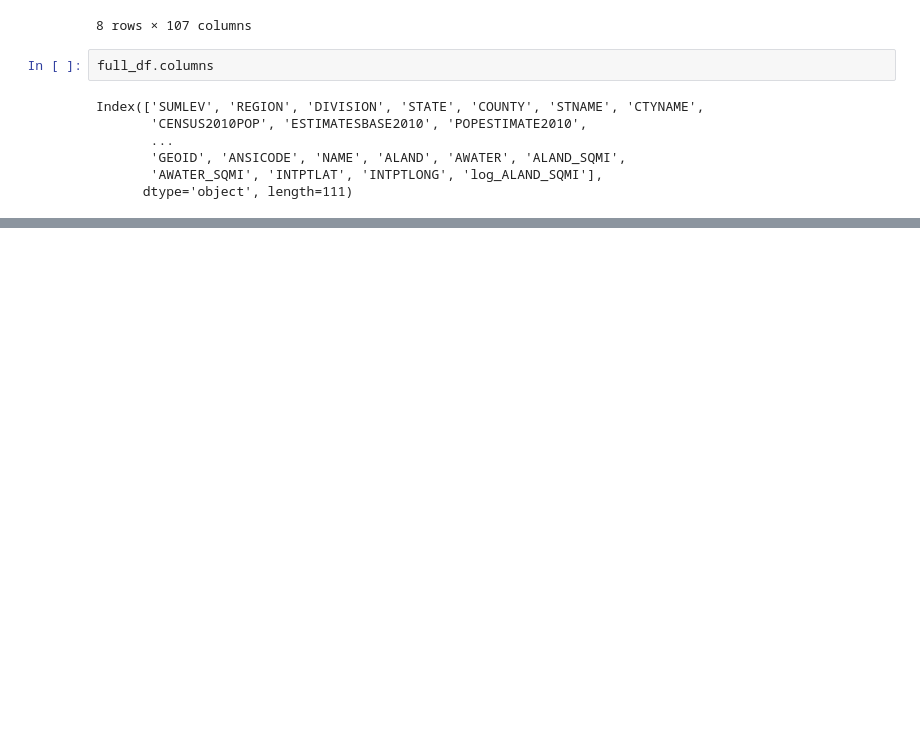
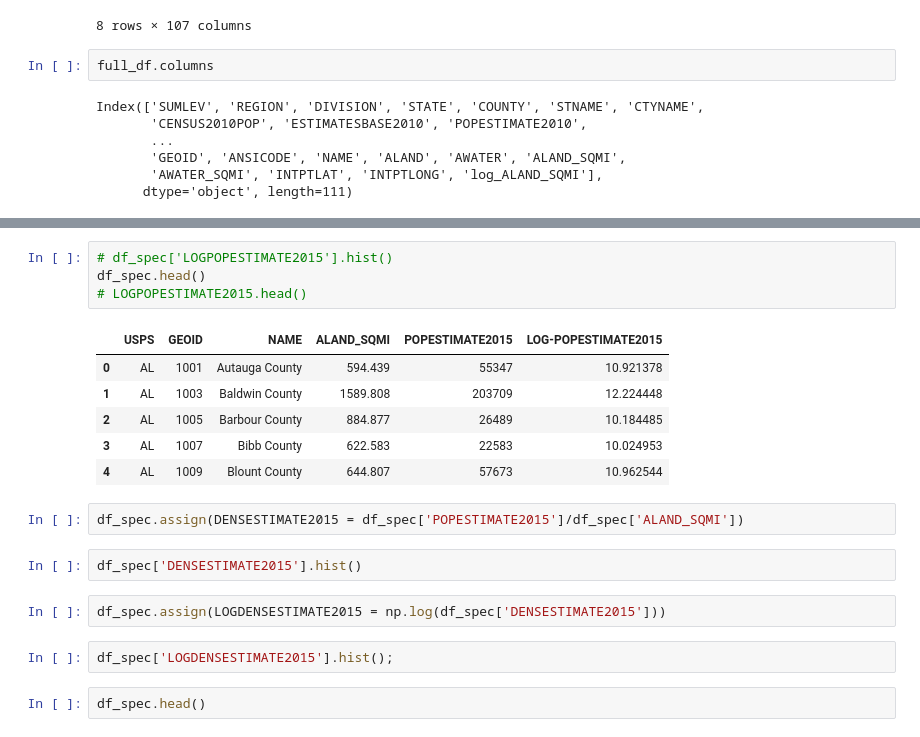
Before and after one commit to arilib/temp, a Jupyter notebook: src/first_eda.ipynb, the cells around one changed output, grey strips where cells are left out. Drawn from its saved outputs; the diff is of its cells as text; blank space fills up the shorter version.

```diff
--- a/src/first_eda.ipynb
+++ b/src/first_eda.ipynb
@@ -167,0 +240,21 @@ len(df1)
+# %%
+# df_spec['LOGPOPESTIMATE2015'].hist()
+df_spec.head()
+# LOGPOPESTIMATE2015.head()
+# %% [output]
+|  | USPS | GEOID | NAME | ALAND_SQMI | POPESTIMATE2015 | LOG-POPESTIMATE2015 |
+| 0 | AL | 1001 | Autauga County | 594.439 | 55347 | 10.921378 |
+| 1 | AL | 1003 | Baldwin County | 1589.808 | 203709 | 12.224448 |
+| 2 | AL | 1005 | Barbour County | 884.877 | 26489 | 10.184485 |
+| 3 | AL | 1007 | Bibb County | 622.583 | 22583 | 10.024953 |
+| 4 | AL | 1009 | Blount County | 644.807 | 57673 | 10.962544 |
+# %%
+df_spec.assign(DENSESTIMATE2015 = df_spec['POPESTIMATE2015']/df_spec['ALAND_SQMI'])
+# %%
+df_spec['DENSESTIMATE2015'].hist()
+# %%
+df_spec.assign(LOGDENSESTIMATE2015 = np.log(df_spec['DENSESTIMATE2015']))
+# %%
+df_spec['LOGDENSESTIMATE2015'].hist();
+# %%
+df_spec.head()
```
Also changed, not shown: parts of 13 cells of this notebook, 4 other files.
